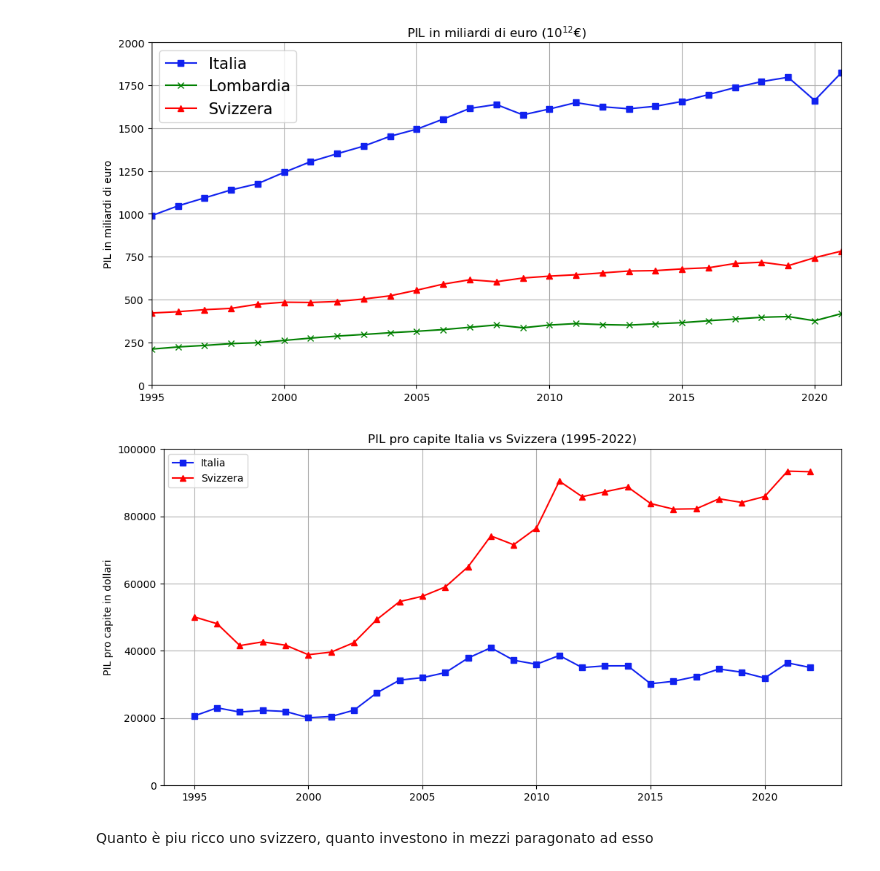
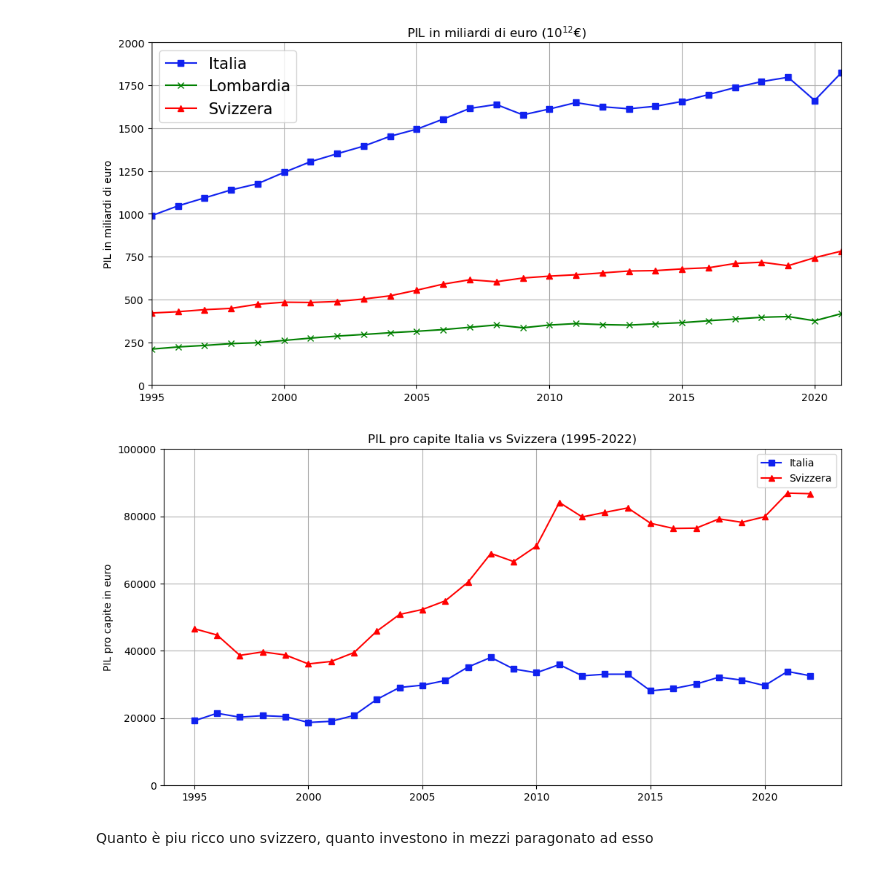
Before and after one commit to alemele01/vs24, a Jupyter notebook: investimentiSvizzeri.ipynb, the cells around one changed output. Drawn from its saved outputs; the diff is of its cells as text; code cells hidden in the pictures.

Commit message:
Grafico ora coerente di colore

```diff
--- a/investimentiSvizzeri.ipynb
+++ b/investimentiSvizzeri.ipynb
@@ -961,17 +961,17 @@ gpdProCapitaIta_dollari=pd.read_csv('dataset/gpdProCapitaIta.csv',sep=',', engin
 gpdProCapitaCh_dollari=pd.read_csv('dataset/gdpProCapitaSvizzera.csv',sep=',', engine='python',decimal='.')
 # %%
 plt.figure(figsize=(12, 6))
-plt.plot(gpdProCapitaIta_dollari['anno'], gpdProCapitaIta_dollari['gdpCapita'], label='Italia',marker='s',color='#1021EF')
-plt.plot(gpdProCapitaCh_dollari['anno'], gpdProCapitaCh_dollari['gdpCapita'], label='Svizzera',marker='^', color='#FF0000')
+plt.plot(gpdProCapitaIta_dollari['anno'], gpdProCapitaIta_dollari['gdpCapita']*0.93, label='Italia',marker='s',color='#1021EF')
+plt.plot(gpdProCapitaCh_dollari['anno'], gpdProCapitaCh_dollari['gdpCapita']*0.93, label='Svizzera',marker='^', color='#FF0000')
 plt.grid(True)
 plt.title('PIL pro capite Italia vs Svizzera (1995-2022)')
-plt.ylabel('PIL pro capite in dollari')
+plt.ylabel('PIL pro capite in euro')
 plt.ylim(0,100000)
 plt.legend(loc=2, prop={'size': 15})
 plt.legend()
 plt.show()
 # %% [output]
-[figure, old version]
+[figure, new version]
 # %% [markdown]
 Quanto è piu ricco uno svizzero, quanto investono in mezzi paragonato ad esso
 # %% [markdown]
```
Also changed, not shown: parts of 2 cells of this notebook, 1 other file.
